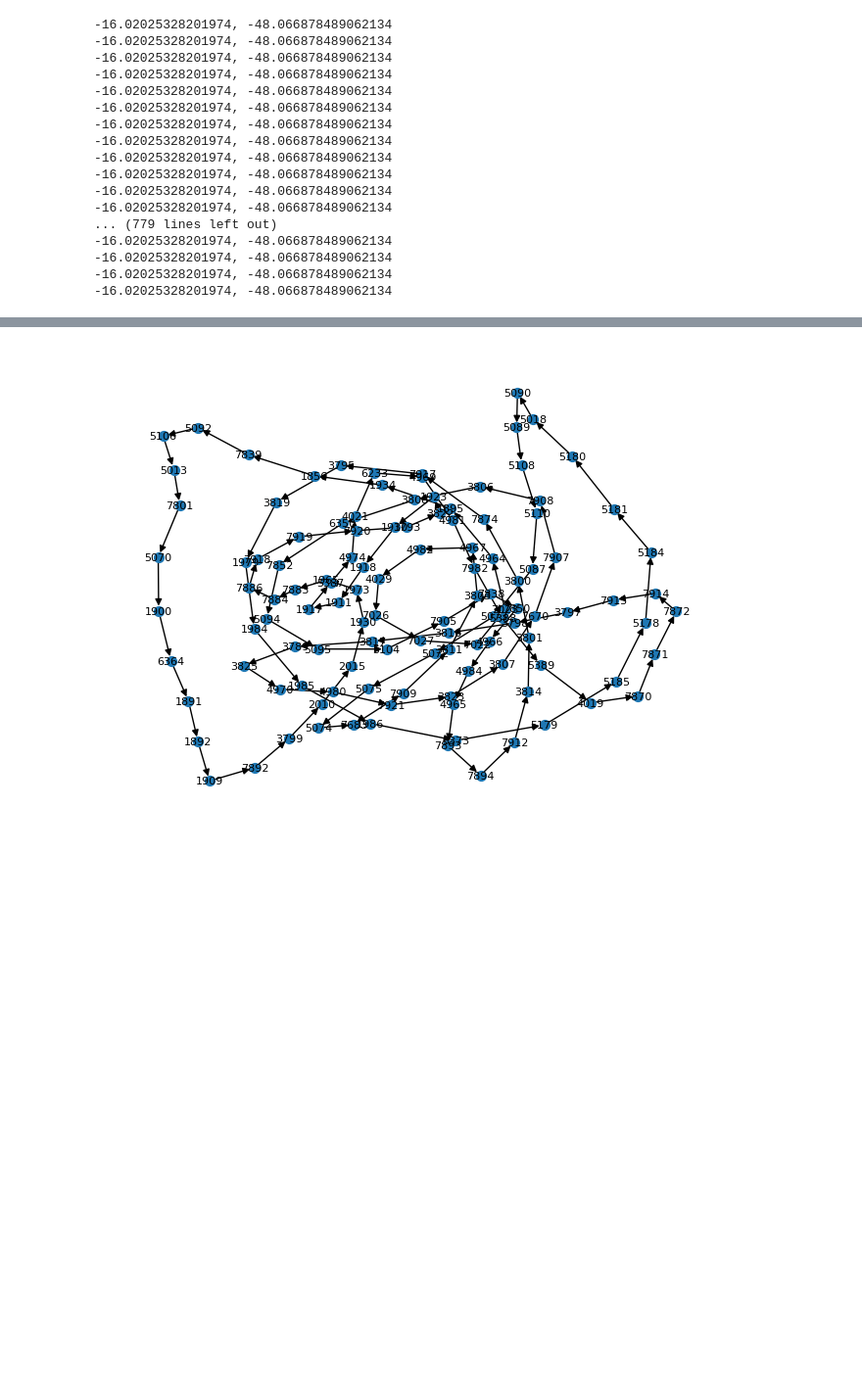
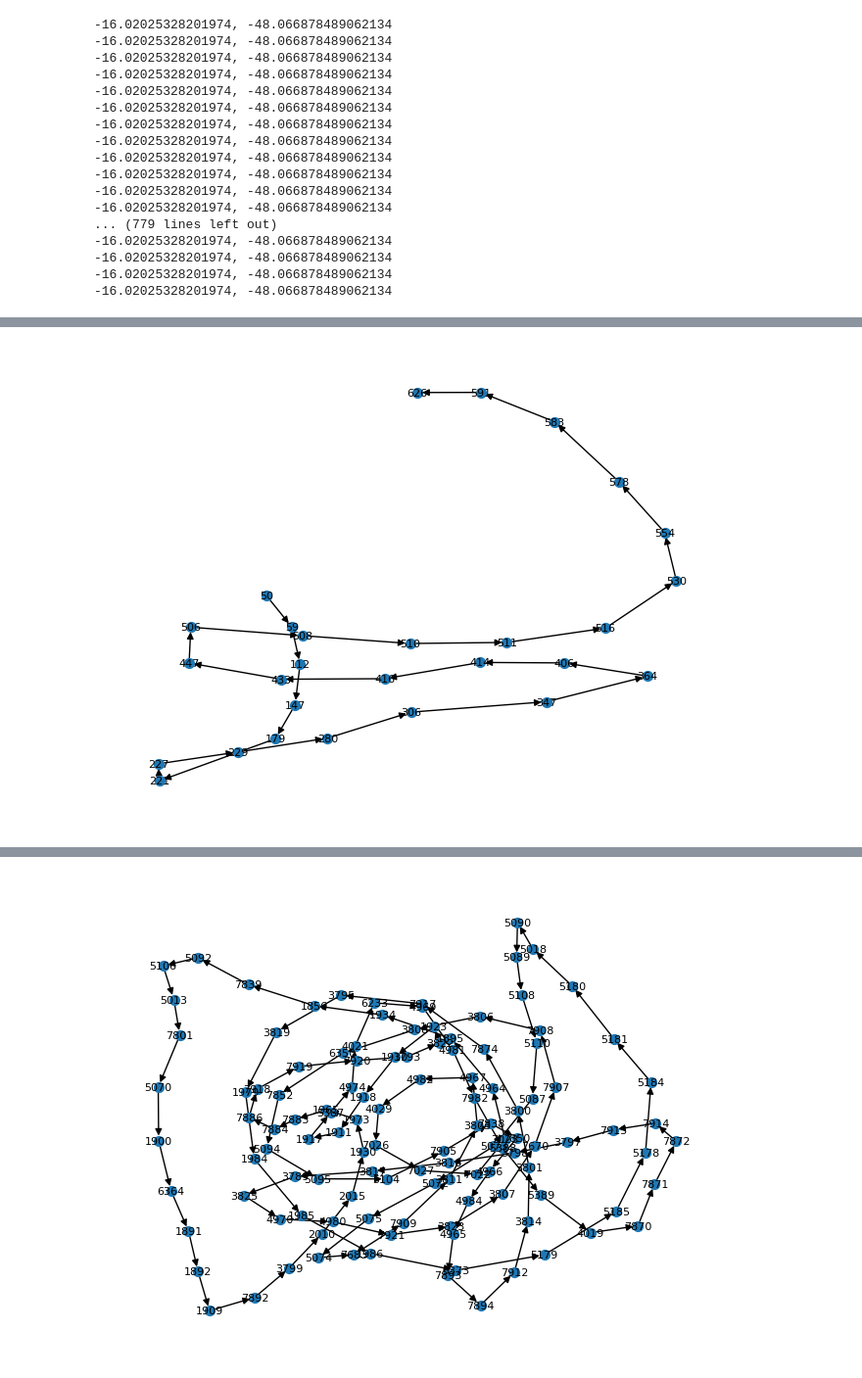
Before and after one commit to ResidenciaTICBrisa/02_RotaOnibus, a Jupyter notebook: docs/Notebooks/LinhaOnibus-Grafo.ipynb, the cells around one changed output, grey strips where cells are left out. Shown at 98% size. Saved outputs shown, nothing was run; the diff lists cells and outputs as text; code cells hidden in the pictures; blank space fills up the shorter version.

Commit message:
:zap: grafo ordenado parada

```diff
--- a/docs/Notebooks/LinhaOnibus-Grafo.ipynb
+++ b/docs/Notebooks/LinhaOnibus-Grafo.ipynb
@@ -142,7 +138,7 @@ O ponto de parada QNM 36 CONJ L M 4 está contido na Linestring.
 # Criando um DataFrame de todos os pontos de uma Linestring
 
 # Obter o objeto LineString a partir da coluna "geometry" do DataFrame
-linestring = linestringGama.geometry.iloc[0]
+linestring = linestringGama.geometry.iloc[1] # Sentido 'IDA'
 
 pontosNaLinestring_list = []
 
@@ -152,5 +148,5 @@ for long, lat in linestring.coords:
 
 pontosNaLinestring_df = gpd.GeoDataFrame(pontosNaLinestring_list, columns=['geometry'])
 
-print(pontosNaLinestring_df)
+pontosNaLinestring_df
 # %% [output]
@@ -299,0 +194,4 @@ m
+# %%
+# lendo arquivo das linhas de ônibus após tratamento
+linhasTratadas = pd.read_csv("../databases/luiz_dataset/paradas_linestrings.csv", converters={'parada': pd.eval})
+linhasTratadas
@@ -299,0 +248,3 @@ m
+# %%
+paradasNaLinestring_df_ordenado = paradasNaLinestring_df.sort_values(by='index')
+paradasNaLinestring_df_ordenado
@@ -299,0 +269,8 @@ m
+# %%
+# Plotas as paradas ordenadas no Folium
+
+for idx, ponto_parada in paradasNaLinestring_df_ordenado.iterrows():
+    lat, lon = ponto_parada["geometry"].y, ponto_parada["geometry"].x
+    folium.Marker([lat, lon], popup=ponto_parada['index']).add_to(m)
+
+m
@@ -299,0 +279,42 @@ m
+# %%
+# Função para calcular a distância euclidiana entre dois pontos
+def distance_between_points(origem, destino):
+    return origem.distance(destino)
+
+# Criar um Grafo Direcional vazio
+grafo = nx.DiGraph()
+
+# Adicionar nós ao grafo
+for idx, row in paradasNaLinestring_df_ordenado.iterrows():
+    grafo.add_node(row['index'], pos=row['geometry'])  # 'row['parada'] como identificador do nó e 'geometry' para obter o ponto.
+
+# Adicionar arestas orientadas entre os nós
+num_paradas = len(paradasNaLinestring_df_ordenado)
+for i in range(num_paradas-1):
+    # Obter as coordenadas de origem e destino
+    origem = paradasNaLinestring_df_ordenado.iloc[i]['index']
+    destino = paradasNaLinestring_df_ordenado.iloc[i + 1]['index']
+
+    if origem == destino:
+        continue
+
+    origem_coords = grafo.nodes[origem]['pos']
+    destino_coords = grafo.nodes[destino]['pos']
+
+    # Calcular a distância entre as paradas
+    distancia = distance_between_points(origem_coords, destino_coords)
+
+    # Adicionar aresta orientada
+    grafo.add_edge(origem, destino, distancia=distancia)
+
+# Obter as posições dos nós usando o layout padrão do NetworkX
+pos = nx.spring_layout(grafo, seed=42)
+
+# Desenhar o grafo
+nx.draw(grafo, pos, with_labels=True, node_size=50, font_size=8)
+
+
+# Mostrar o desenho do grafo
+plt.show()
+# %% [output]
+[figure, added]
```
Also changed, not shown: parts of 17 cells of this notebook.
